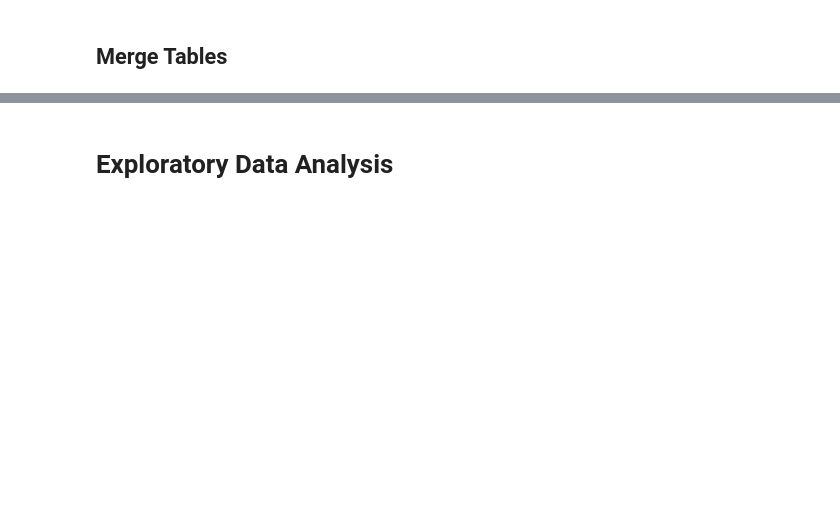
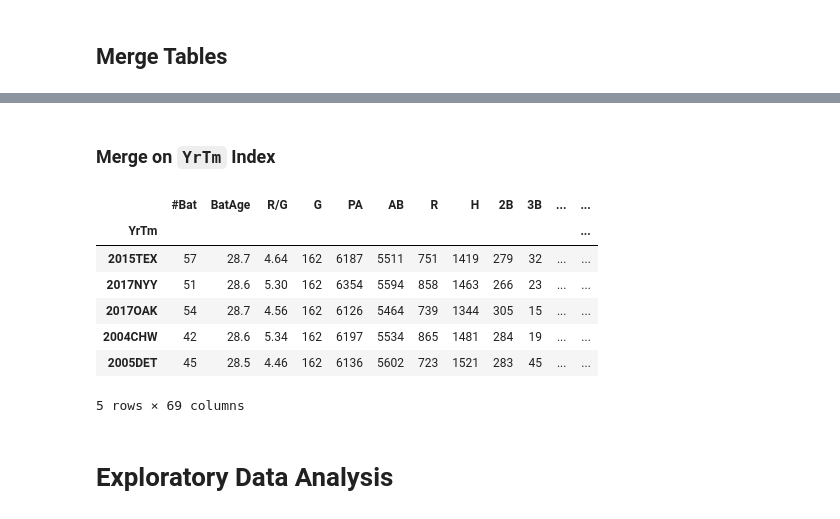
Before and after one commit to kjones5/metis_bootcamp, a Jupyter notebook: 2_Project-Luther_Baseball-Data/Webscraping_MLBteamsAL.ipynb, the cells around one changed output, grey strips where cells are left out. Drawn from its saved outputs; the diff is of its cells as text; code cells hidden in the pictures; blank space fills up the shorter version.

Commit message:
scraped data

```diff
--- a/2_Project-Luther_Baseball-Data/Webscraping_MLBteamsAL.ipynb
+++ b/2_Project-Luther_Baseball-Data/Webscraping_MLBteamsAL.ipynb
@@ -1203,0 +1183,2 @@ df_master =
+# %%
+df_pit_sm = df_pit.drop(['G','H','R','HR','BB','IBB','SO','HBP','LOB','Team','Year'], axis=1)
@@ -1203,0 +1203,2 @@ df_master =
+# %%
+df_fld_sm = df_fld.drop(['G','Team','Year','CG','GS','RA/G'], axis=1)
@@ -1204,2 +1214,20 @@ df_master =
+# %% [markdown]
+### Merge on `YrTm` Index
+# %%
+dfstomerge = [df_bat, df_pit_sm, df_fld_sm]
+dfstomerge = [df.set_index('YrTm') for df in dfstomerge]
+# %%
+df_scraped = dfstomerge[0].join(dfstomerge[1:])
+# %%
+df_scraped.sample(5)
+# %% [output]
+|  | #Bat | BatAge | R/G | G | PA | AB | R | H | 2B | 3B | ... | ... |
+| YrTm |  |  |  |  |  |  |  |  |  |  |  | ... |
+| 2015TEX | 57 | 28.7 | 4.64 | 162 | 6187 | 5511 | 751 | 1419 | 279 | 32 | ... | ... |
+| 2017NYY | 51 | 28.6 | 5.30 | 162 | 6354 | 5594 | 858 | 1463 | 266 | 23 | ... | ... |
+| 2017OAK | 54 | 28.7 | 4.56 | 162 | 6126 | 5464 | 739 | 1344 | 305 | 15 | ... | ... |
+| 2004CHW | 42 | 28.6 | 5.34 | 162 | 6197 | 5534 | 865 | 1481 | 284 | 19 | ... | ... |
+| 2005DET | 45 | 28.5 | 4.46 | 162 | 6136 | 5602 | 723 | 1521 | 283 | 45 | ... | ... |
+5 rows × 69 columns
 # %% [markdown]
 # Exploratory Data Analysis
```
Also changed, not shown: parts of 28 cells of this notebook.
